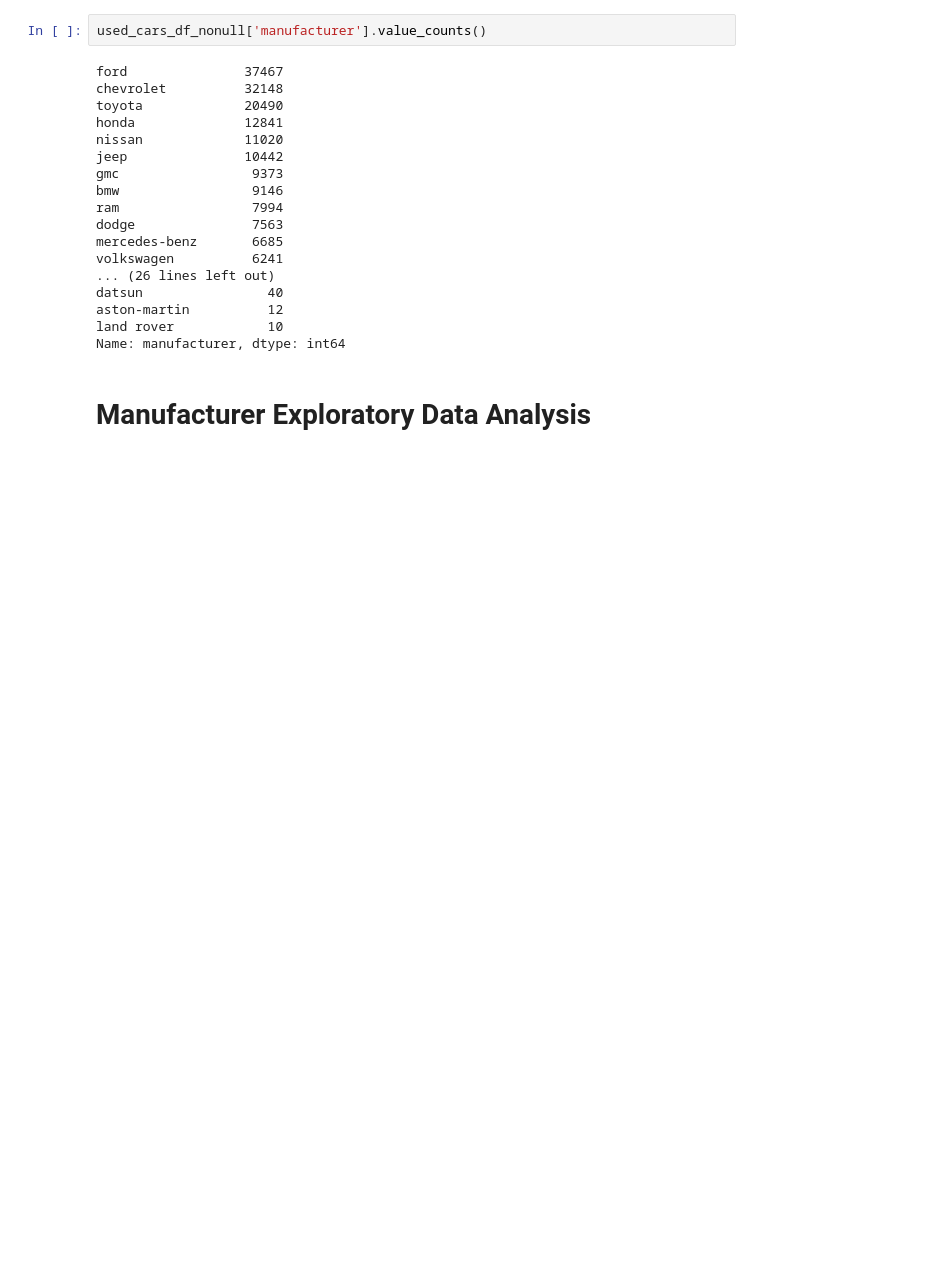
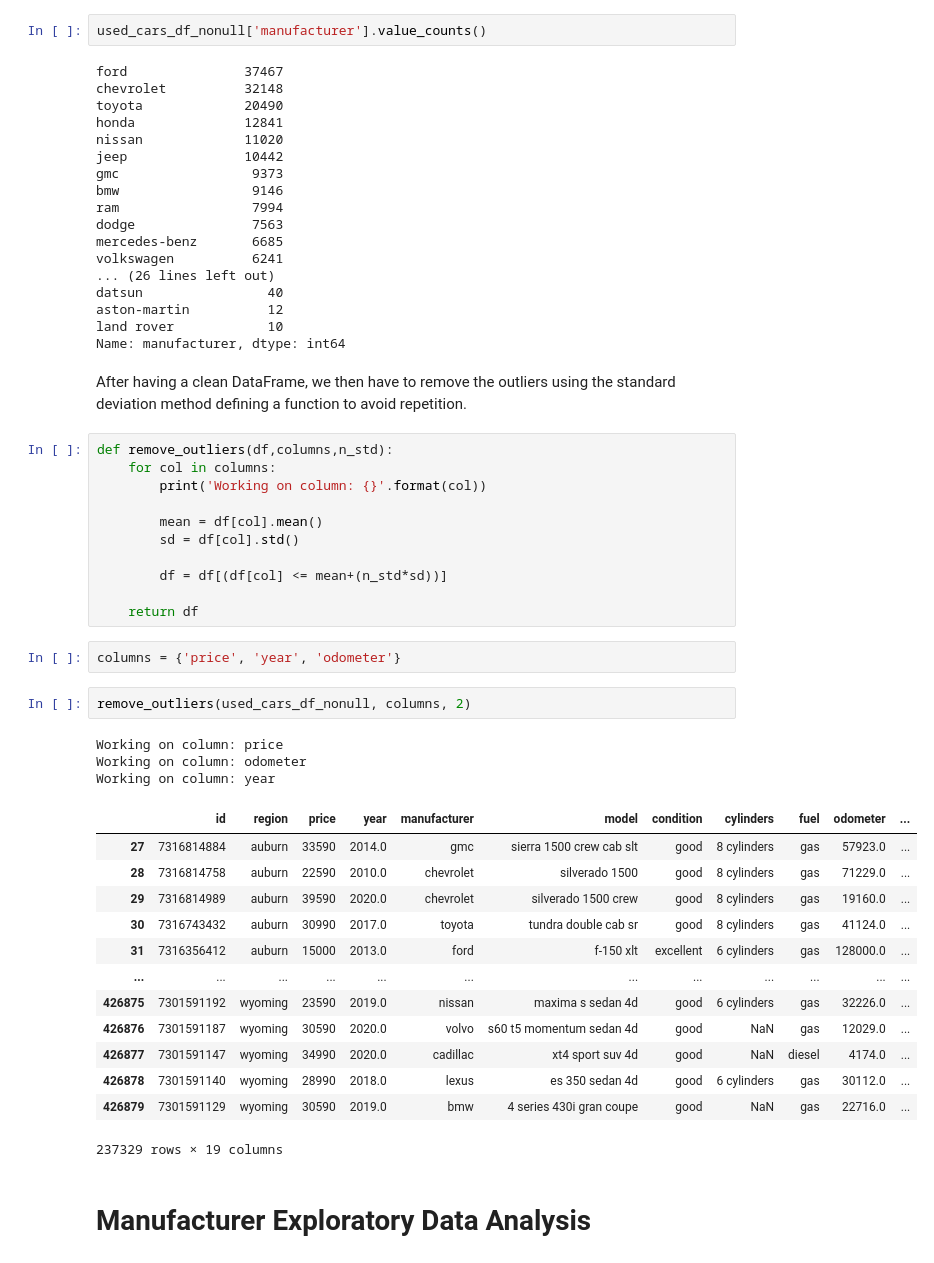
Before and after one commit to carloshgalvan95/Craigslist_Used_Cars_Analysis, a Jupyter notebook: used_cars.ipynb, the cells around one changed output. Drawn from its saved outputs; the diff is of its cells as text; blank space fills up the shorter version.

```diff
--- a/used_cars.ipynb
+++ b/used_cars.ipynb
@@ -119,6 +131,40 @@ datsun                40
 aston-martin          12
 land rover            10
 Name: manufacturer, dtype: int64
+# %% [markdown]
+After having a clean DataFrame, we then have to remove the outliers using the standard deviation method defining a function to avoid repetition.
+# %%
+def remove_outliers(df,columns,n_std):
+    for col in columns:
+        print('Working on column: {}'.format(col))
+
+        mean = df[col].mean()
+        sd = df[col].std()
+
+        df = df[(df[col] <= mean+(n_std*sd))]
+
+    return df
+# %%
+columns = {'price', 'year', 'odometer'}
+# %%
+remove_outliers(used_cars_df_nonull, columns, 2)
+# %% [output]
+Working on column: price
+Working on column: odometer
+Working on column: year
+|  | id | region | price | year | manufacturer | model | condition | cylinders | fuel | odometer | ... |
+| 27 | 7316814884 | auburn | 33590 | 2014.0 | gmc | sierra 1500 crew cab slt | good | 8 cylinders | gas | 57923.0 | ... |
+| 28 | 7316814758 | auburn | 22590 | 2010.0 | chevrolet | silverado 1500 | good | 8 cylinders | gas | 71229.0 | ... |
+| 29 | 7316814989 | auburn | 39590 | 2020.0 | chevrolet | silverado 1500 crew | good | 8 cylinders | gas | 19160.0 | ... |
+| 30 | 7316743432 | auburn | 30990 | 2017.0 | toyota | tundra double cab sr | good | 8 cylinders | gas | 41124.0 | ... |
+| 31 | 7316356412 | auburn | 15000 | 2013.0 | ford | f-150 xlt | excellent | 6 cylinders | gas | 128000.0 | ... |
+| ... | ... | ... | ... | ... | ... | ... | ... | ... | ... | ... | ... |
+| 426875 | 7301591192 | wyoming | 23590 | 2019.0 | nissan | maxima s sedan 4d | good | 6 cylinders | gas | 32226.0 | ... |
+| 426876 | 7301591187 | wyoming | 30590 | 2020.0 | volvo | s60 t5 momentum sedan 4d | good | NaN | gas | 12029.0 | ... |
+| 426877 | 7301591147 | wyoming | 34990 | 2020.0 | cadillac | xt4 sport suv 4d | good | NaN | diesel | 4174.0 | ... |
+| 426878 | 7301591140 | wyoming | 28990 | 2018.0 | lexus | es 350 sedan 4d | good | 6 cylinders | gas | 30112.0 | ... |
+| 426879 | 7301591129 | wyoming | 30590 | 2019.0 | bmw | 4 series 430i gran coupe | good | NaN | gas | 22716.0 | ... |
+237329 rows × 19 columns
 # %% [markdown]
 # Manufacturer Exploratory Data Analysis
 # %% [markdown]
```
Also changed, not shown: parts of 14 cells of this notebook, 1 other file.
